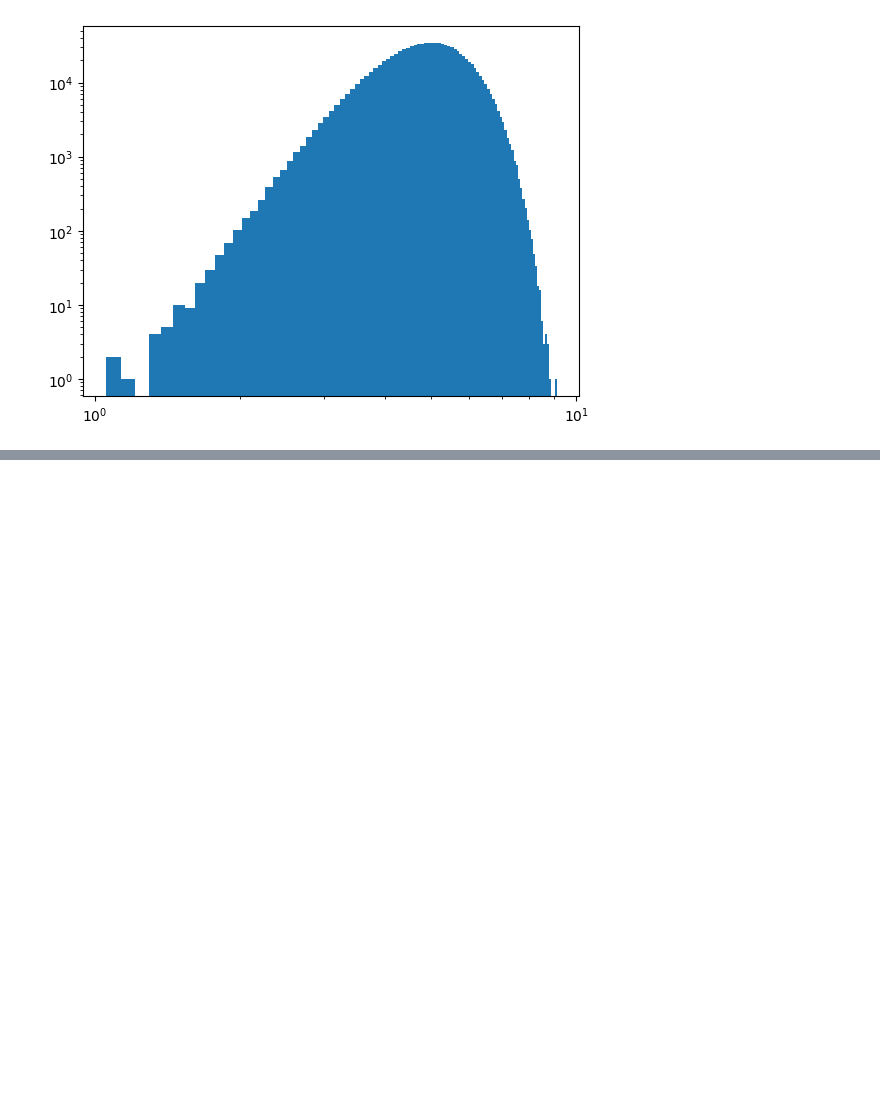
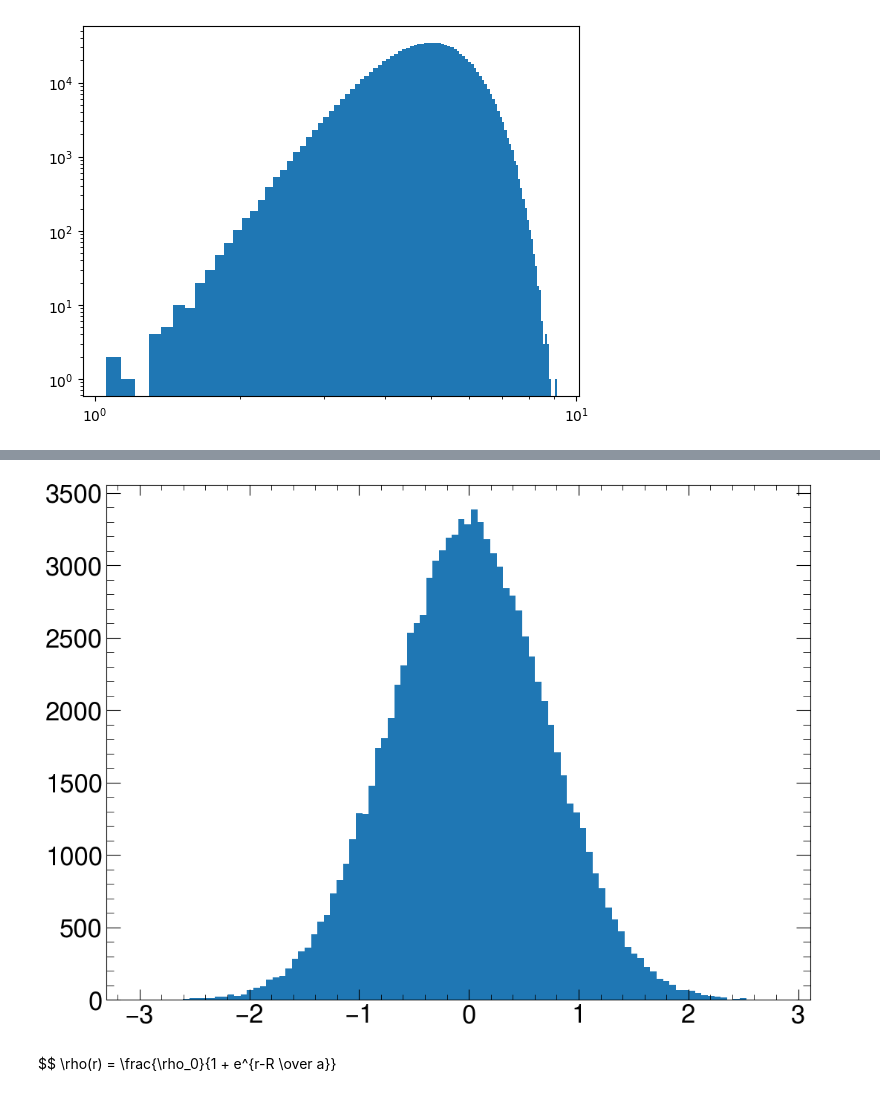
Before and after one commit to huinaibing/huinaibingLinux, a Jupyter notebook: python_code/MC/montoCarol.ipynb, the cells around one changed output, grey strips where cells are left out. Cells and saved outputs as stored; diff of their text form; code cells hidden in the pictures; blank space fills up the shorter version.

```diff
--- a/python_code/MC/montoCarol.ipynb
+++ b/python_code/MC/montoCarol.ipynb
@@ -49,0 +100,14 @@ import vegas as vs
+# %%
+u = np.random.uniform(0, 1, sample_num)
+v = np.random.uniform(0, 1, sample_num)
+
+x = np.sqrt(-np.log(u)) * np.cos(2*np.pi*v)
+# %%
+plt.hist(x, bins=100)
+
+plt.show()
+# %% [output]
+[figure, added]
+# %% [markdown]
+$$
+\rho(r) = \frac{\rho_0}{1 + e^{r-R \over a}}
```
Also changed, not shown: parts of 10 cells of this notebook.
